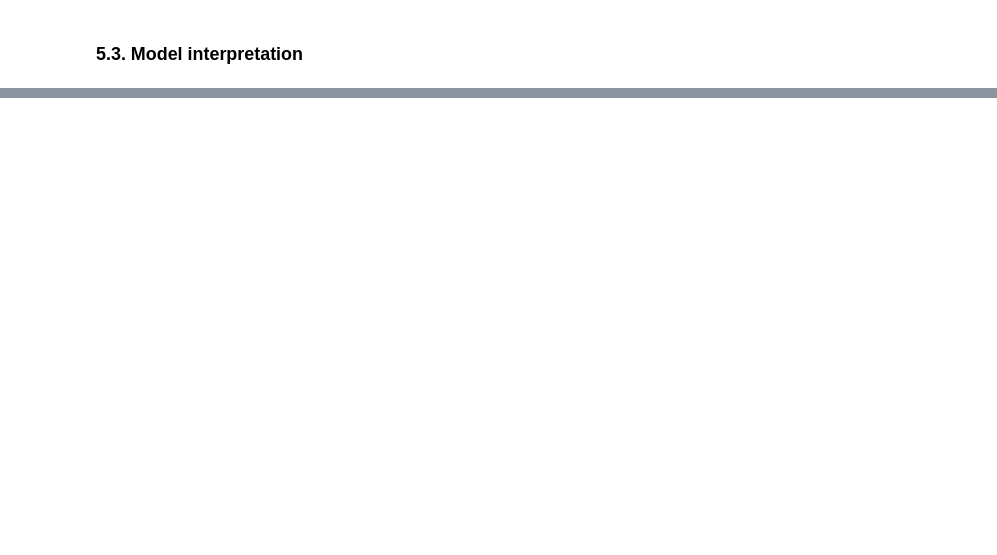
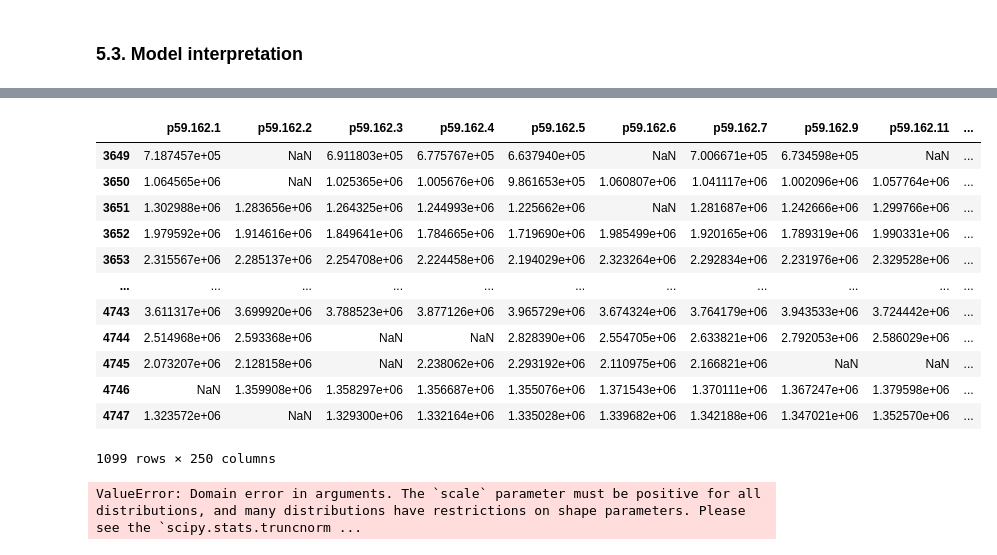
Before and after one commit to vanguix/Big_Data_Intelligence, a Jupyter notebook: PREDICTING WIND ENERGY PRODUCTION_Final.ipynb, the cells around one changed output, grey strips where cells are left out. Cells and saved outputs as stored; diff of their text form; code cells hidden in the pictures; blank space fills up the shorter version.

```diff
--- a/PREDICTING WIND ENERGY PRODUCTION_Final.ipynb
+++ b/PREDICTING WIND ENERGY PRODUCTION_Final.ipynb
@@ -49,6 +53,7 @@ wind_ava = pd.read_csv("C:\\Users\\victoria\\Escritorio\\MASTER\\Big Data Intell
 # %%
 #pongo aqui abajo mi path
-#wind_ava = pd.read_csv("/Users/pameladiaz/Documents/GitHub/Big_Data_Intelligence/wind_available.csv.gzip", compression="gzip")
+
+wind_ava = pd.read_csv("/Users/pameladiaz/Desktop/GitHub/Big_Data_Intelligence/wind_available.csv.gzip", compression="gzip")
 # %% [markdown]
 ## 1. Exploratory Data Analysis
 
@@ -434,8 +337,8 @@ param_grid_fs = {
 }
 
 
-# Use GridSearchCV to find the best combination of parameters
-grid_search = GridSearchCV(pipeline_feature_selection, param_grid_fs, cv=inner, scoring='neg_mean_absolute_error', n_jobs=-1)
+# Use RandomizedSearchCV to find the best combination of parameters
+grid_search = RandomizedSearchCV(pipeline_feature_selection, param_grid_fs, cv=inner, scoring='neg_mean_absolute_error', n_jobs=-1, random_state= random_state )
 grid_search.fit(X, y)
 
 # Get the best model from the grid search
@@ -1820,0 +1415,7 @@ Train (using ALL THE DATA) and use it to make predictions on the “competition
+# %%
+# Select only the headers from the original DataFrame
+selected_feature_headers = X_selected_features.columns
+
+# Create a new DataFrame using the selected headers and columns of X_train
+X_prueba = pd.DataFrame(X_train, columns=selected_feature_headers)
+X_prueba
@@ -1820,0 +1436,31 @@ Train (using ALL THE DATA) and use it to make predictions on the “competition
+# %%
+# Create a new DataFrame using the selected headers and columns of X_train
+X_prueba_test = pd.DataFrame(X_test, columns=selected_feature_headers)
+X_prueba_test
+# %% [output]
+|  | p59.162.1 | p59.162.2 | p59.162.3 | p59.162.4 | p59.162.5 | p59.162.6 | p59.162.7 | p59.162.9 | p59.162.11 | ... |
+| 3649 | 7.187457e+05 | NaN | 6.911803e+05 | 6.775767e+05 | 6.637940e+05 | NaN | 7.006671e+05 | 6.734598e+05 | NaN | ... |
+| 3650 | 1.064565e+06 | NaN | 1.025365e+06 | 1.005676e+06 | 9.861653e+05 | 1.060807e+06 | 1.041117e+06 | 1.002096e+06 | 1.057764e+06 | ... |
+| 3651 | 1.302988e+06 | 1.283656e+06 | 1.264325e+06 | 1.244993e+06 | 1.225662e+06 | NaN | 1.281687e+06 | 1.242666e+06 | 1.299766e+06 | ... |
+| 3652 | 1.979592e+06 | 1.914616e+06 | 1.849641e+06 | 1.784665e+06 | 1.719690e+06 | 1.985499e+06 | 1.920165e+06 | 1.789319e+06 | 1.990331e+06 | ... |
+| 3653 | 2.315567e+06 | 2.285137e+06 | 2.254708e+06 | 2.224458e+06 | 2.194029e+06 | 2.323264e+06 | 2.292834e+06 | 2.231976e+06 | 2.329528e+06 | ... |
+| ... | ... | ... | ... | ... | ... | ... | ... | ... | ... | ... |
+| 4743 | 3.611317e+06 | 3.699920e+06 | 3.788523e+06 | 3.877126e+06 | 3.965729e+06 | 3.674324e+06 | 3.764179e+06 | 3.943533e+06 | 3.724442e+06 | ... |
+| 4744 | 2.514968e+06 | 2.593368e+06 | NaN | NaN | 2.828390e+06 | 2.554705e+06 | 2.633821e+06 | 2.792053e+06 | 2.586029e+06 | ... |
+| 4745 | 2.073207e+06 | 2.128158e+06 | NaN | 2.238062e+06 | 2.293192e+06 | 2.110975e+06 | 2.166821e+06 | NaN | NaN | ... |
+| 4746 | NaN | 1.359908e+06 | 1.358297e+06 | 1.356687e+06 | 1.355076e+06 | 1.371543e+06 | 1.370111e+06 | 1.367247e+06 | 1.379598e+06 | ... |
+| 4747 | 1.323572e+06 | NaN | 1.329300e+06 | 1.332164e+06 | 1.335028e+06 | 1.339682e+06 | 1.342188e+06 | 1.347021e+06 | 1.352570e+06 | ... |
+1099 rows × 250 columns
+# %%
+from lime import lime_tabular
+
+# Create a LIME explainer
+explainer = lime_tabular.LimeTabularExplainer(X_prueba.values, feature_names=X_prueba.columns)
+
+# Explain a prediction for a specific instance
+exp = explainer.explain_instance(X_test.iloc[0], halving_search_gb.predict, num_features=len(X_train.columns))
+
+# Visualize the explanation
+exp.show_in_notebook(show_table=True, show_all=False)
+# %% [output]
+ValueError: Domain error in arguments. The `scale` parameter must be positive for all distributions, and many distributions have restrictions on shape parameters. Please see the `scipy.stats.truncnorm ...
```
Also changed, not shown: parts of 73 cells of this notebook, 2 other files.
